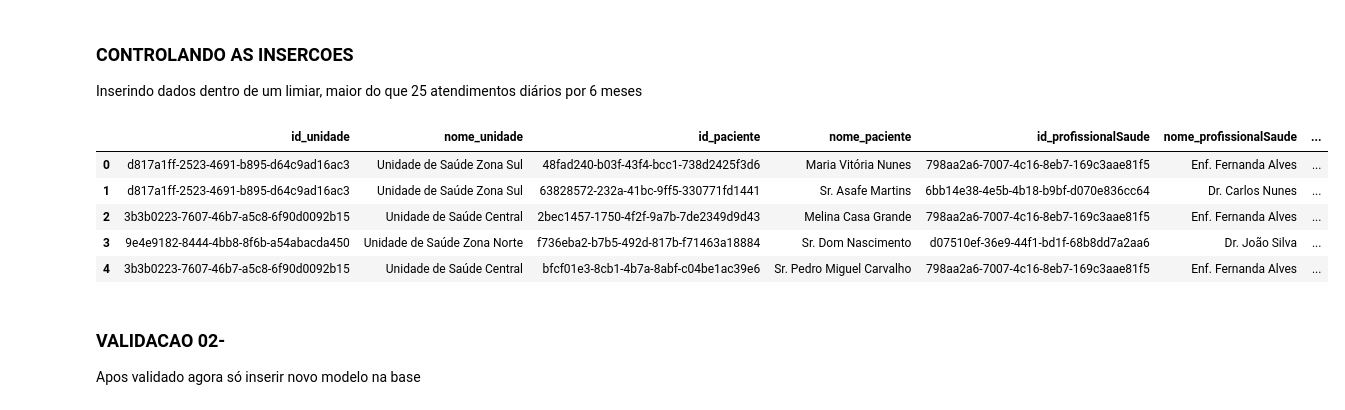
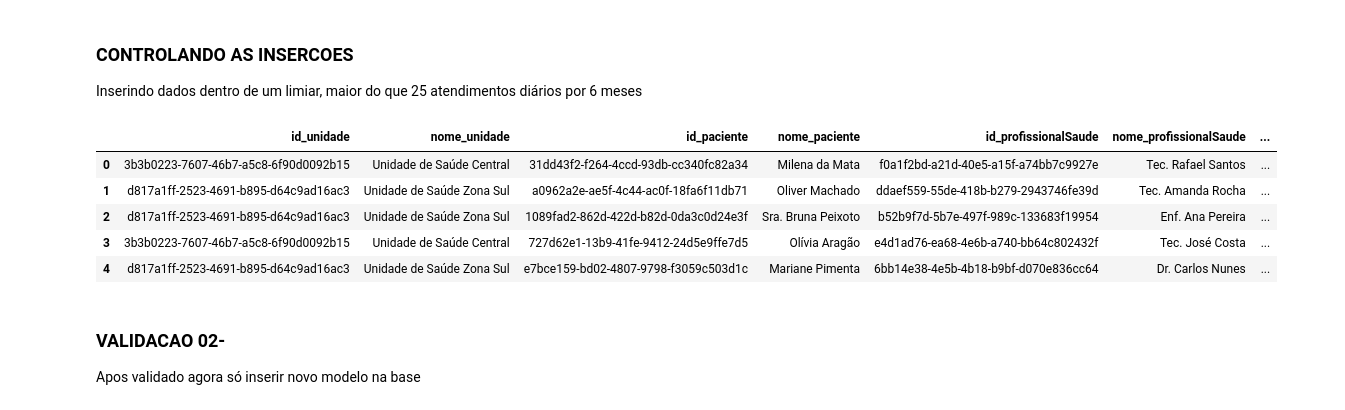
Before and after one commit to maellson/Curso_H2o, a Jupyter notebook: aula_02/atendimentos.ipynb, the cells around one changed output. Saved outputs shown, nothing was run; the diff lists cells and outputs as text; code cells hidden in the pictures.

```diff
--- a/aula_02/atendimentos.ipynb
+++ b/aula_02/atendimentos.ipynb
@@ -280,6 +280,10 @@ def buscar_uuids_tabela(tabela, coluna):
     cursor.execute(f"SELECT {coluna} FROM {tabela}")
     return [row[0] for row in cursor.fetchall()]
 
+def buscar_uuids_tabelaPaciente(tabela, coluna,sexo):
+    cursor.execute(f"SELECT {coluna} FROM {tabela} WHERE sexo = %s", (sexo,))
+    return [row[0] for row in cursor.fetchall()]
+
 # Função para gerar uma hora aleatória dentro de um dia específico
 def gerar_hora_aleatoria_no_dia(dia):
     random_time = timedelta(hours=random.randint(8, 18), minutes=random.randint(0, 59))  # Horário entre 08:00 e 18:59
@@ -288,7 +292,7 @@ def gerar_hora_aleatoria_no_dia(dia):
 # Função para gerar atendimentos contínuos durante 6 meses, respeitando os dias de cada mês
 def gerar_atendimentos_por_periodo(start_date, end_date):
     ids_unidade = buscar_uuids_tabela('unidadeSaude', 'id')
-    ids_paciente = buscar_uuids_tabela('paciente', 'id')
+    ids_paciente = buscar_uuids_tabelaPaciente('paciente', 'id', 'F')
     ids_profissional = buscar_uuids_tabela('profissionalSaude', 'id')
 
     atendimentos = []
@@ -318,40 +322,40 @@ def gerar_atendimentos_por_periodo(start_date, end_date):
 
             # Gerar uma hora aleatória dentro do dia atual
             data_hora_atendimento = gerar_hora_aleatoria_no_dia(current_date)
 
             # CID aleatório para simplificação (pode adaptar conforme necessidade)
             CID = f"A{random.randint(0, 99):02d}"
 
             atendimentos.append([
                 id_unidade, nome_unidade, id_paciente, nome_paciente,
                 id_profissional, nome_profissional, CBO_profissional,
                 data_hora_atendimento, CID
             ])
 
     # Criar um DataFrame para validar os dados
     colunas = ['id_unidade', 'nome_unidade', 'id_paciente', 'nome_paciente',
                'id_profissionalSaude', 'nome_profissionalSaude', 'CBO_profissional',
                'data_hora_atendimento', 'CID']
     df_atendimentos = pd.DataFrame(atendimentos, columns=colunas)
 
     return df_atendimentos
 
 # Definir a data de início e fim do período
-start_date = '2018-04-01'
-end_date = '2018-06-30'
+start_date = '2018-07-01'
+end_date = '2018-07-31'
 
 # Gerar atendimentos e retornar como DataFrame
 df_atendimentos = gerar_atendimentos_por_periodo(start_date, end_date)
 
 # Exibir os primeiros 5 atendimentos para validação
 df_atendimentos.head()
 # %% [output]
 |  | id_unidade | nome_unidade | id_paciente | nome_paciente | id_profissionalSaude | nome_profissionalSaude | ... |
-| 0 | d817a1ff-2523-4691-b895-d64c9ad16ac3 | Unidade de Saúde Zona Sul | 48fad240-b03f-43f4-bcc1-738d2425f3d6 | Maria Vitória Nunes | 798aa2a6-7007-4c16-8eb7-169c3aae81f5 | Enf. Fernanda Alves | ... |
-| 1 | d817a1ff-2523-4691-b895-d64c9ad16ac3 | Unidade de Saúde Zona Sul | 63828572-232a-41bc-9ff5-330771fd1441 | Sr. Asafe Martins | 6bb14e38-4e5b-4b18-b9bf-d070e836cc64 | Dr. Carlos Nunes | ... |
-| 2 | 3b3b0223-7607-46b7-a5c8-6f90d0092b15 | Unidade de Saúde Central | 2bec1457-1750-4f2f-9a7b-7de2349d9d43 | Melina Casa Grande | 798aa2a6-7007-4c16-8eb7-169c3aae81f5 | Enf. Fernanda Alves | ... |
-| 3 | 9e4e9182-8444-4bb8-8f6b-a54abacda450 | Unidade de Saúde Zona Norte | f736eba2-b7b5-492d-817b-f71463a18884 | Sr. Dom Nascimento | d07510ef-36e9-44f1-bd1f-68b8dd7a2aa6 | Dr. João Silva | ... |
-| 4 | 3b3b0223-7607-46b7-a5c8-6f90d0092b15 | Unidade de Saúde Central | bfcf01e3-8cb1-4b7a-8abf-c04be1ac39e6 | Sr. Pedro Miguel Carvalho | 798aa2a6-7007-4c16-8eb7-169c3aae81f5 | Enf. Fernanda Alves | ... |
+| 0 | 3b3b0223-7607-46b7-a5c8-6f90d0092b15 | Unidade de Saúde Central | 31dd43f2-f264-4ccd-93db-cc340fc82a34 | Milena da Mata | f0a1f2bd-a21d-40e5-a15f-a74bb7c9927e | Tec. Rafael Santos | ... |
+| 1 | d817a1ff-2523-4691-b895-d64c9ad16ac3 | Unidade de Saúde Zona Sul | a0962a2e-ae5f-4c44-ac0f-18fa6f11db71 | Oliver Machado | ddaef559-55de-418b-b279-2943746fe39d | Tec. Amanda Rocha | ... |
+| 2 | d817a1ff-2523-4691-b895-d64c9ad16ac3 | Unidade de Saúde Zona Sul | 1089fad2-862d-422d-b82d-0da3c0d24e3f | Sra. Bruna Peixoto | b52b9f7d-5b7e-497f-989c-133683f19954 | Enf. Ana Pereira | ... |
+| 3 | 3b3b0223-7607-46b7-a5c8-6f90d0092b15 | Unidade de Saúde Central | 727d62e1-13b9-41fe-9412-24d5e9ffe7d5 | Olívia Aragão | e4d1ad76-ea68-4e6b-a740-bb64c802432f | Tec. José Costa | ... |
+| 4 | d817a1ff-2523-4691-b895-d64c9ad16ac3 | Unidade de Saúde Zona Sul | e7bce159-bd02-4807-9798-f3059c503d1c | Mariane Pimenta | 6bb14e38-4e5b-4b18-b9bf-d070e836cc64 | Dr. Carlos Nunes | ... |
 # %% [markdown]
 ### VALIDACAO 02-
 
```
Also changed, not shown: 14 other files.
